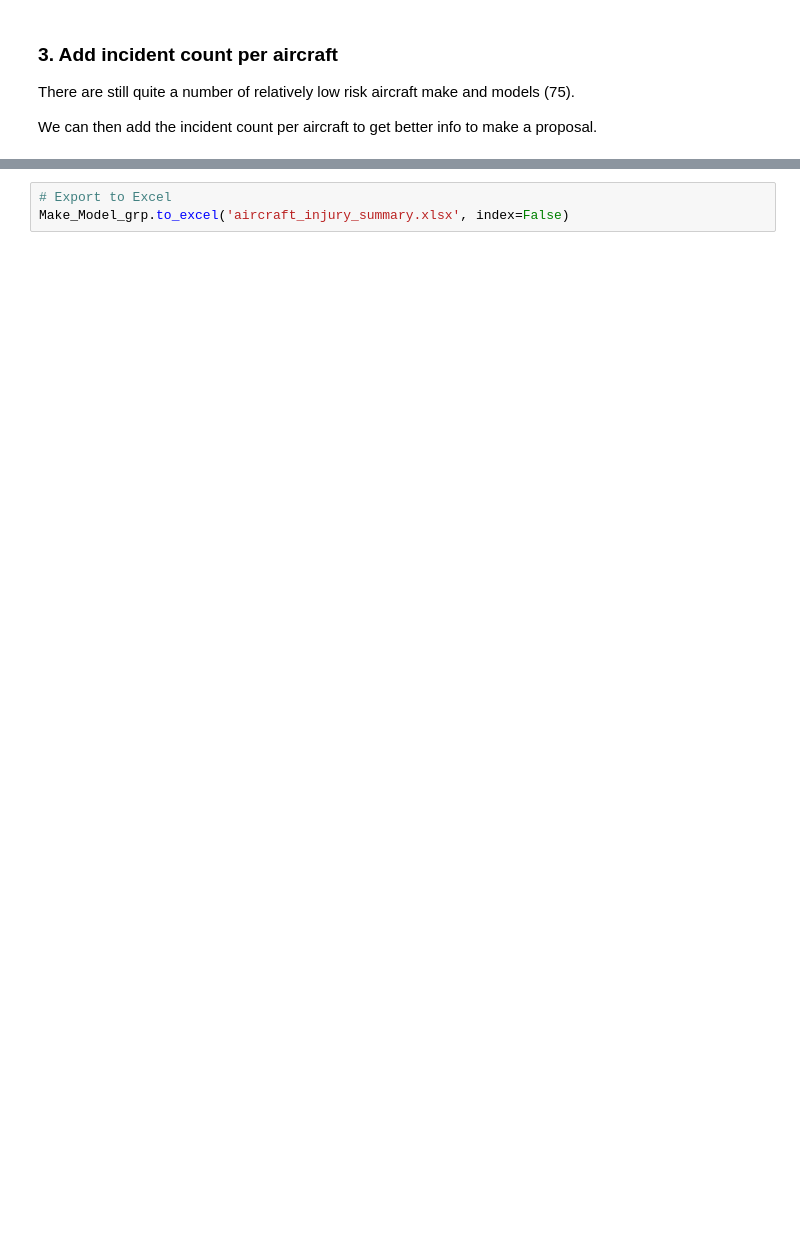
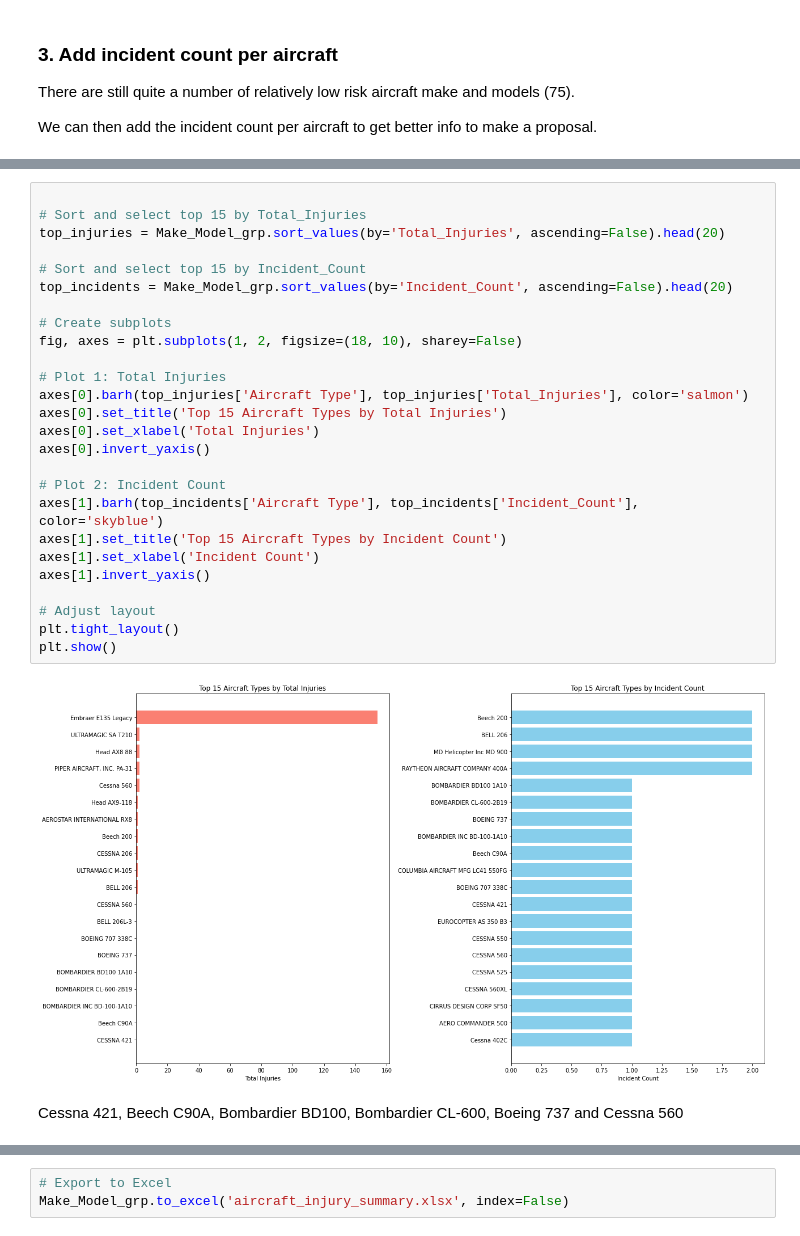
Before and after one commit to timmunene/dsc-phase-1-project-v3, a Jupyter notebook: student.ipynb, the cells around one changed output, grey strips where cells are left out. Drawn from its saved outputs; the diff is of its cells as text; blank space fills up the shorter version.

```diff
--- a/student.ipynb
+++ b/student.ipynb
@@ -795 +809,31 @@ plt.show()
+# %%
+
+# Sort and select top 15 by Total_Injuries
+top_injuries = Make_Model_grp.sort_values(by='Total_Injuries', ascending=False).head(20)
+
+# Sort and select top 15 by Incident_Count
+top_incidents = Make_Model_grp.sort_values(by='Incident_Count', ascending=False).head(20)
+
+# Create subplots
+fig, axes = plt.subplots(1, 2, figsize=(18, 10), sharey=False)
+
+# Plot 1: Total Injuries
+axes[0].barh(top_injuries['Aircraft Type'], top_injuries['Total_Injuries'], color='salmon')
+axes[0].set_title('Top 15 Aircraft Types by Total Injuries')
+axes[0].set_xlabel('Total Injuries')
+axes[0].invert_yaxis()
+
+# Plot 2: Incident Count
+axes[1].barh(top_incidents['Aircraft Type'], top_incidents['Incident_Count'], color='skyblue')
+axes[1].set_title('Top 15 Aircraft Types by Incident Count')
+axes[1].set_xlabel('Incident Count')
+axes[1].invert_yaxis()
+
+# Adjust layout
+plt.tight_layout()
+plt.show()
+# %% [output]
+[figure, added]
+# %% [markdown]
+Cessna 421, Beech C90A, Bombardier BD100, Bombardier CL-600, Boeing 737 and Cessna 560
 # %% [markdown]
```
Also changed, not shown: parts of 41 cells of this notebook, 1 other file.
